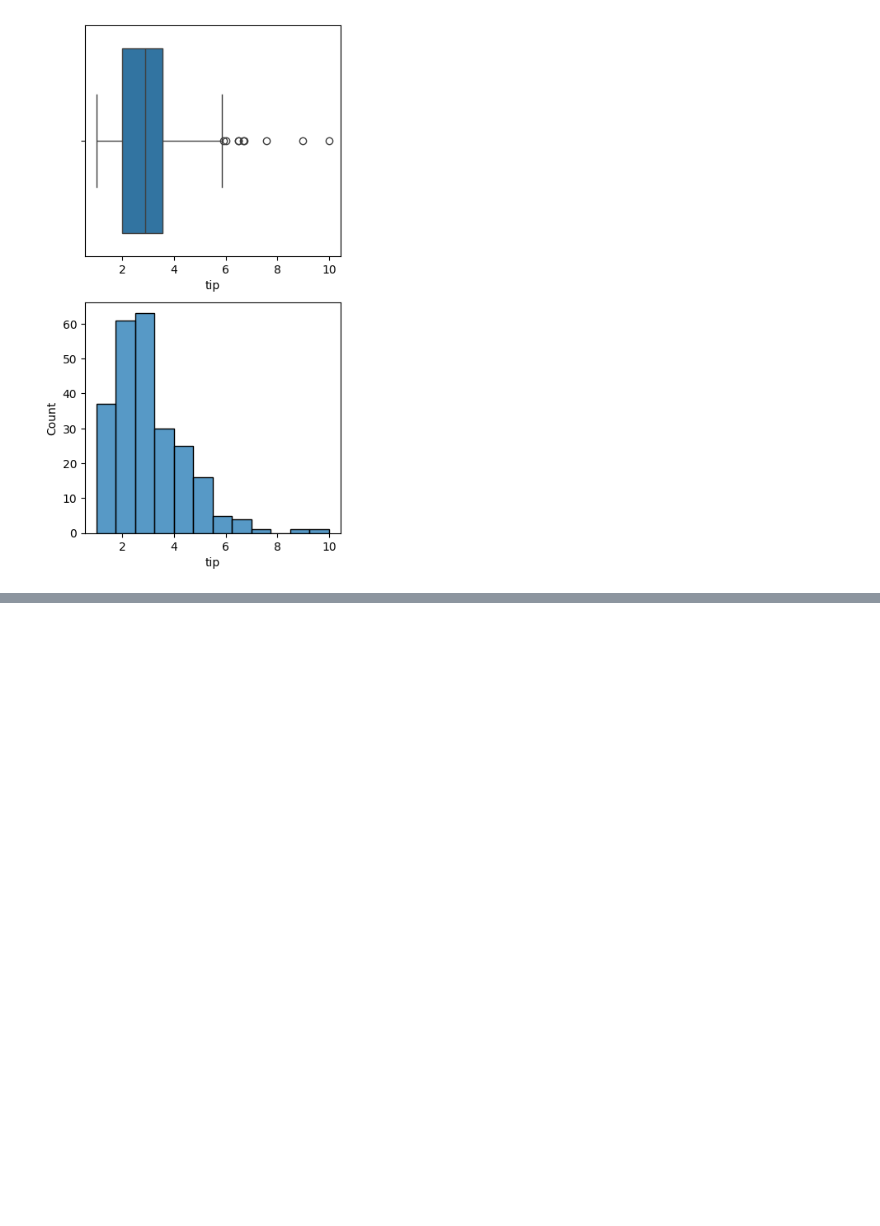
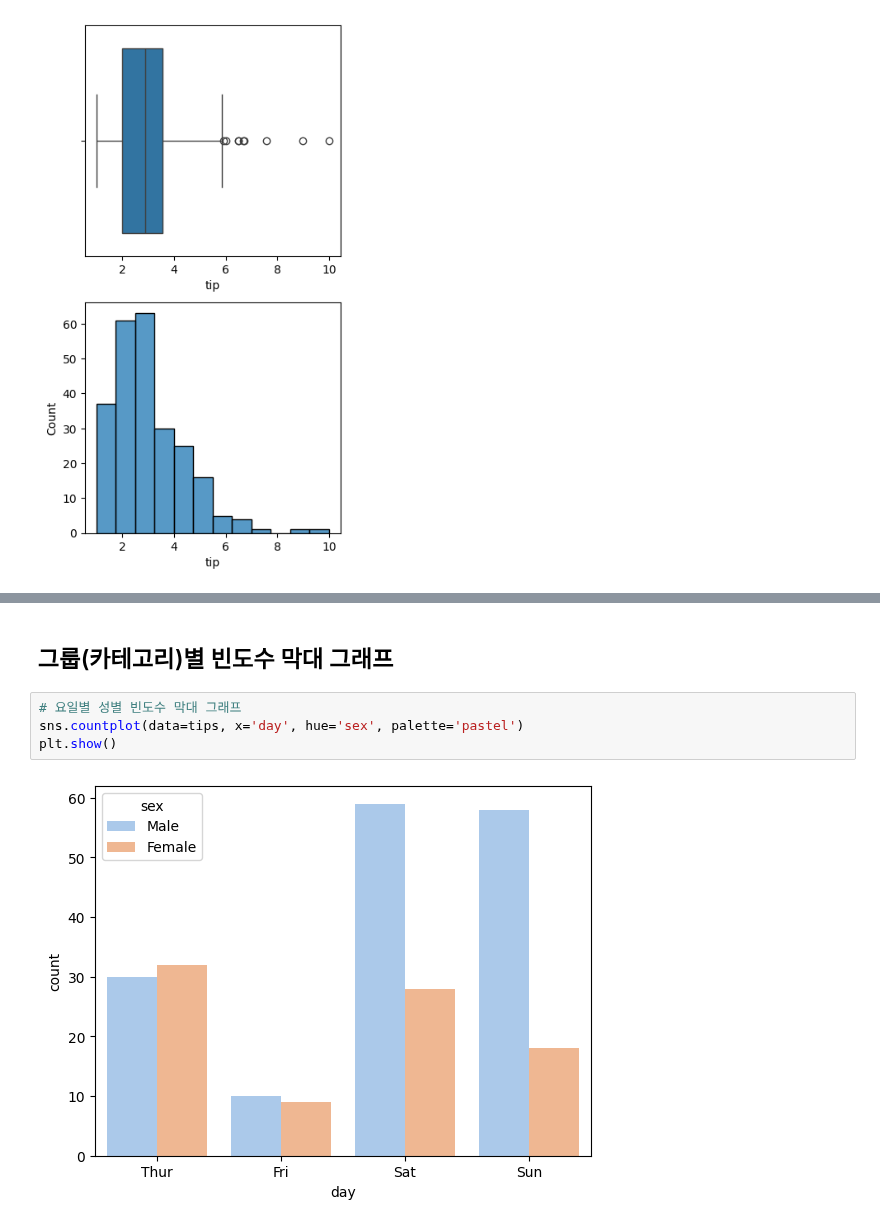
Before and after one commit to JakeOh/202511_BD53, a Jupyter notebook: lab_python/da05_seaborn.ipynb, the cells around one changed output, grey strips where cells are left out. Cells and saved outputs as stored; diff of their text form; blank space fills up the shorter version.

```diff
--- a/lab_python/da05_seaborn.ipynb
+++ b/lab_python/da05_seaborn.ipynb
@@ -202,0 +251,8 @@ plt.show()
+# %% [markdown]
+## 그룹(카테고리)별 빈도수 막대 그래프
+# %%
+# 요일별 성별 빈도수 막대 그래프
+sns.countplot(data=tips, x='day', hue='sex', palette='pastel')
+plt.show()
+# %% [output]
+[figure, added]
```
Also changed, not shown: parts of 17 cells of this notebook.
